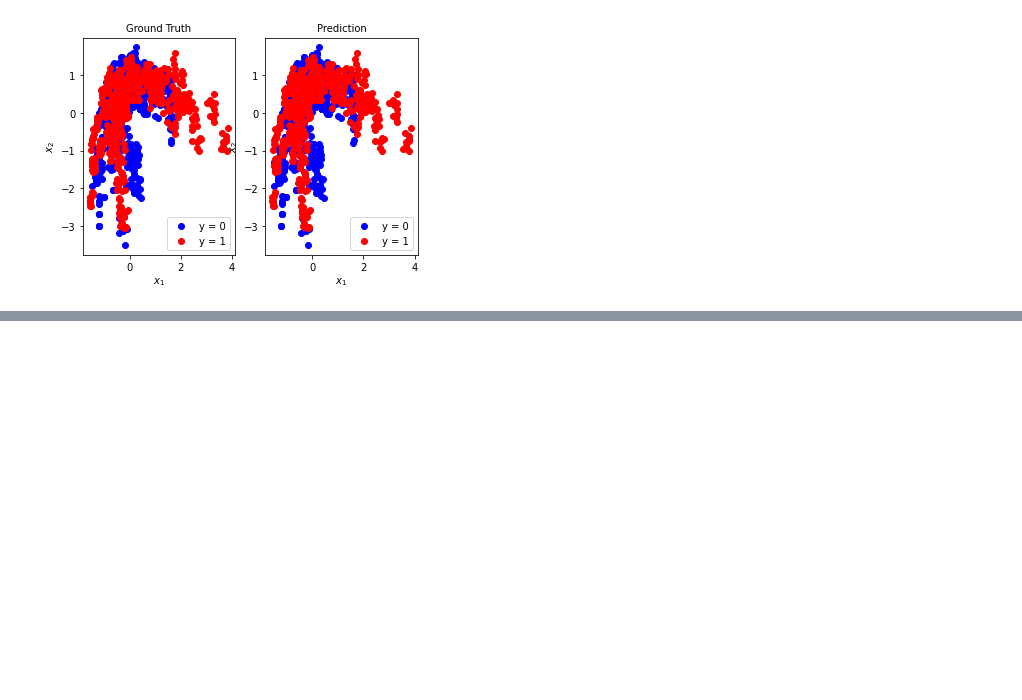
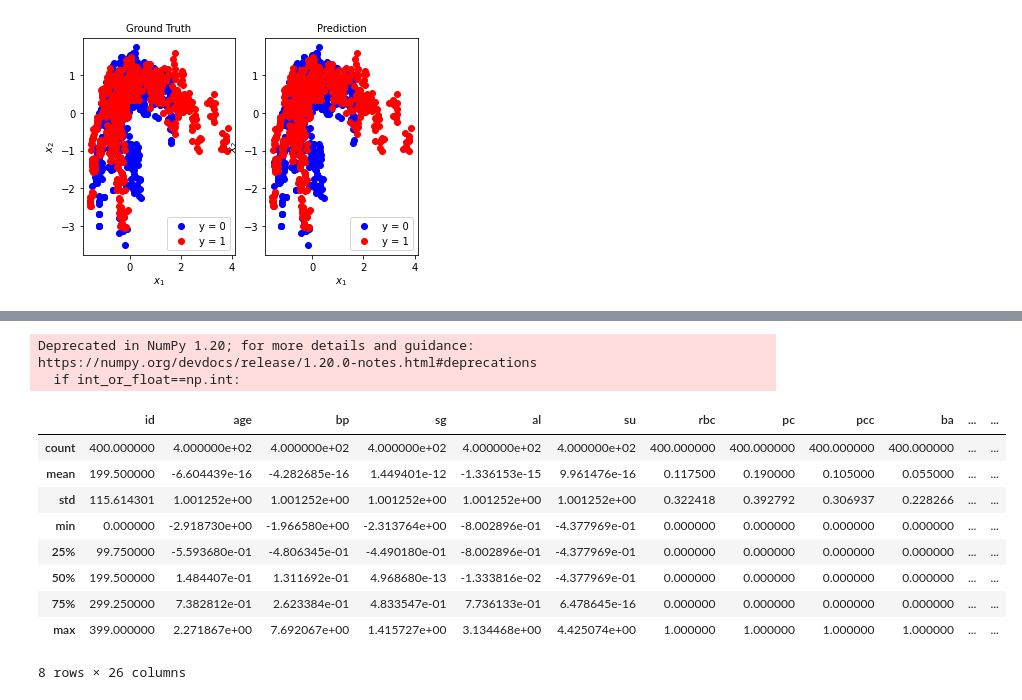
Before and after one commit to sellaziz/projet-ml-imta, a Jupyter notebook: binary-classification/BinaryClassificationProject.ipynb, the cells around one changed output, grey strips where cells are left out. Drawn from its saved outputs; the diff is of its cells as text; code cells hidden in the pictures; blank space fills up the shorter version.

```diff
--- a/binary-classification/BinaryClassificationProject.ipynb
+++ b/binary-classification/BinaryClassificationProject.ipynb
@@ -116,7 +138,7 @@ def center_and_normalize(data):
             center_and_normalize[k] = (center_and_normalize[k] - mean_data[k])*(1/std_data[k])
     return center_and_normalize
 # %%
-def clean_data(data):
+def clean_data_f(data):
     data_na=data.notna() #renvoie une dataframe booléen
     data_types=data.dtypes #datatype of each column
     # for k in data:
@@ -497,0 +659,19 @@ Text(0.5, 1.0, 'Prediction')
+# %%
+data_disease = pd.read_csv('./data/kidney_disease.csv', sep=",", header=0)
+data_disease_cleaned = clean_data_f(data_disease)
+# %% [output]
+Deprecated in NumPy 1.20; for more details and guidance: https://numpy.org/devdocs/release/1.20.0-notes.html#deprecations
+  if int_or_float==np.int:
+# %%
+data_disease_cleaned.describe()
+# %% [output]
+|  | id | age | bp | sg | al | su | rbc | pc | pcc | ba | ... | ... |
+| count | 400.000000 | 4.000000e+02 | 4.000000e+02 | 4.000000e+02 | 4.000000e+02 | 4.000000e+02 | 400.000000 | 400.000000 | 400.000000 | 400.000000 | ... | ... |
+| mean | 199.500000 | -6.604439e-16 | -4.282685e-16 | 1.449401e-12 | -1.336153e-15 | 9.961476e-16 | 0.117500 | 0.190000 | 0.105000 | 0.055000 | ... | ... |
+| std | 115.614301 | 1.001252e+00 | 1.001252e+00 | 1.001252e+00 | 1.001252e+00 | 1.001252e+00 | 0.322418 | 0.392792 | 0.306937 | 0.228266 | ... | ... |
+| min | 0.000000 | -2.918730e+00 | -1.966580e+00 | -2.313764e+00 | -8.002896e-01 | -4.377969e-01 | 0.000000 | 0.000000 | 0.000000 | 0.000000 | ... | ... |
+| 25% | 99.750000 | -5.593680e-01 | -4.806345e-01 | -4.490180e-01 | -8.002896e-01 | -4.377969e-01 | 0.000000 | 0.000000 | 0.000000 | 0.000000 | ... | ... |
+| 50% | 199.500000 | 1.484407e-01 | 1.311692e-01 | 4.968680e-13 | -1.333816e-02 | -4.377969e-01 | 0.000000 | 0.000000 | 0.000000 | 0.000000 | ... | ... |
+| 75% | 299.250000 | 7.382812e-01 | 2.623384e-01 | 4.833547e-01 | 7.736133e-01 | 6.478645e-16 | 0.000000 | 0.000000 | 0.000000 | 0.000000 | ... | ... |
+| max | 399.000000 | 2.271867e+00 | 7.692067e+00 | 1.415727e+00 | 3.134468e+00 | 4.425074e+00 | 1.000000 | 1.000000 | 1.000000 | 1.000000 | ... | ... |
+8 rows × 26 columns
```
Also changed, not shown: parts of 25 cells of this notebook.
